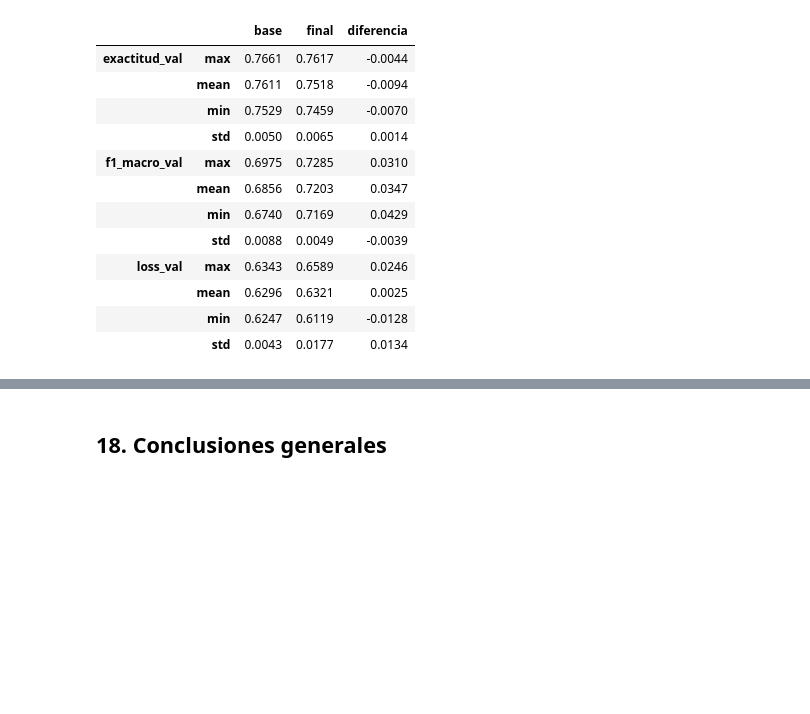
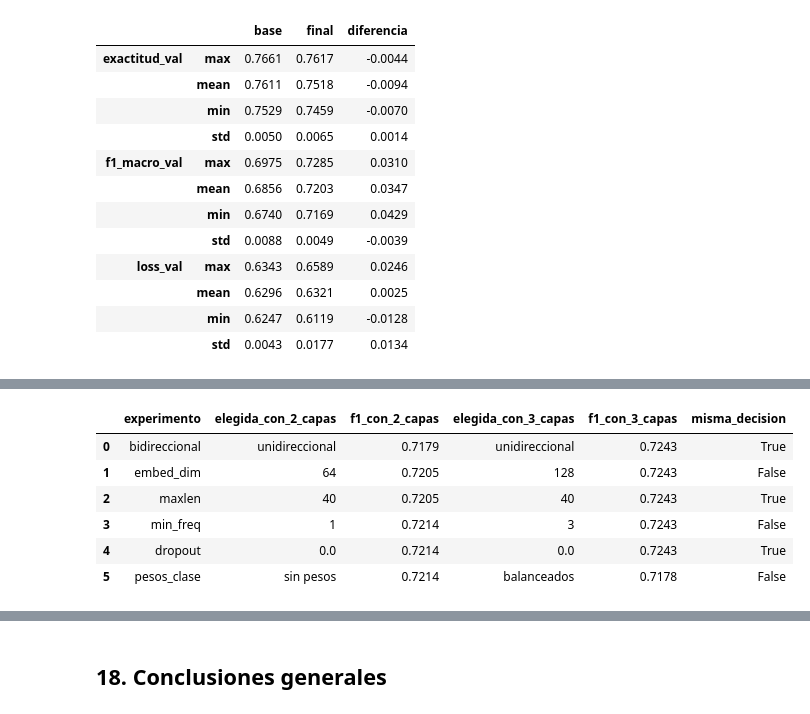
Before and after one commit to EstebanPachecoVega/EV3_EPACHECO_FFIGUEROA_DLY0100_003D, a Jupyter notebook: EP3_Esteban_y_Francisco_003D_RNN_DailyDialog_v2.ipynb, the cells around one changed output, grey strips where cells are left out. Drawn from its saved outputs; the diff is of its cells as text; code cells hidden in the pictures; blank space fills up the shorter version.

```diff
--- a/EP3_Esteban_y_Francisco_003D_RNN_DailyDialog_v2.ipynb
+++ b/EP3_Esteban_y_Francisco_003D_RNN_DailyDialog_v2.ipynb
@@ -2271,0 +2326,45 @@ display(comparacion_justa.round(4))
+# %%
+# ============================================================
+# Reconstrucción de la cadena con 2 capas desde los resultados guardados
+# ============================================================
+VARIANTES_POSTERIORES = {
+    "bidireccional": variantes_bidireccional, "embed_dim": variantes_embed_dim, "maxlen": variantes_maxlen,
+    "min_freq": variantes_min_freq, "dropout": variantes_dropout, "pesos_clase": variantes_pesos_clase,
+}
+config_cadena = {**dict(historial_experimentos)["capas"], "capas": 2}
+tablas_actuales = {t.loc[0, "experimento"]: t for t in resultados_experimentos}
+filas_orden = []
+for nombre, variantes in VARIANTES_POSTERIORES.items():
+    f1_guardados = {}
+    for etiqueta, cambios in variantes.items():
+        clave = clave_corrida({**config_cadena, **cambios}, SEED, EPOCAS_EXPERIMENTO, PACIENCIA_EXPERIMENTO)
+        if clave in RESULTADOS_GUARDADOS:
+            f1_guardados[etiqueta] = RESULTADOS_GUARDADOS[clave]["f1_macro_val"]
+    if not f1_guardados:
+        print(f"[{nombre}] sin corridas guardadas para la cadena con 2 capas")
+        continue
+    elegida_2 = max(f1_guardados, key=f1_guardados.get)
+    config_cadena.update(variantes[elegida_2])
+    tabla = tablas_actuales[nombre]
+    elegida_3 = decisiones[nombre]
+    filas_orden.append({
+        "experimento": nombre,
+        "elegida_con_2_capas": elegida_2, "f1_con_2_capas": f1_guardados[elegida_2],
+        "elegida_con_3_capas": elegida_3,
+        "f1_con_3_capas": tabla.loc[tabla["variante"] == elegida_3, "f1_macro_val"].iloc[0],
+        "misma_decision": elegida_2 == elegida_3,
+    })
+tabla_orden = pd.DataFrame(filas_orden)
+# %%
+# ============================================================
+# Decisiones de ambas cadenas
+# ============================================================
+display(tabla_orden.round(4))
+# %% [output]
+|  | experimento | elegida_con_2_capas | f1_con_2_capas | elegida_con_3_capas | f1_con_3_capas | misma_decision |
+| 0 | bidireccional | unidireccional | 0.7179 | unidireccional | 0.7243 | True |
+| 1 | embed_dim | 64 | 0.7205 | 128 | 0.7243 | False |
+| 2 | maxlen | 40 | 0.7205 | 40 | 0.7243 | True |
+| 3 | min_freq | 1 | 0.7214 | 3 | 0.7243 | False |
+| 4 | dropout | 0.0 | 0.7214 | 0.0 | 0.7243 | True |
+| 5 | pesos_clase | sin pesos | 0.7214 | balanceados | 0.7178 | False |
```
Also changed, not shown: parts of 110 cells of this notebook, 2 other files.
